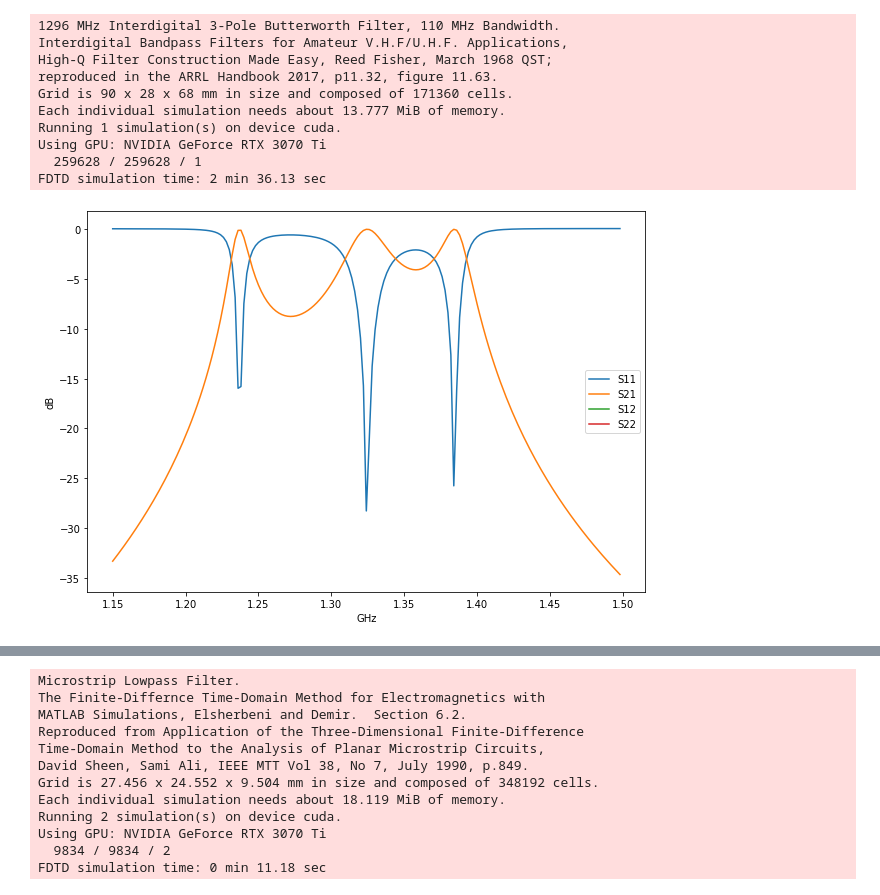
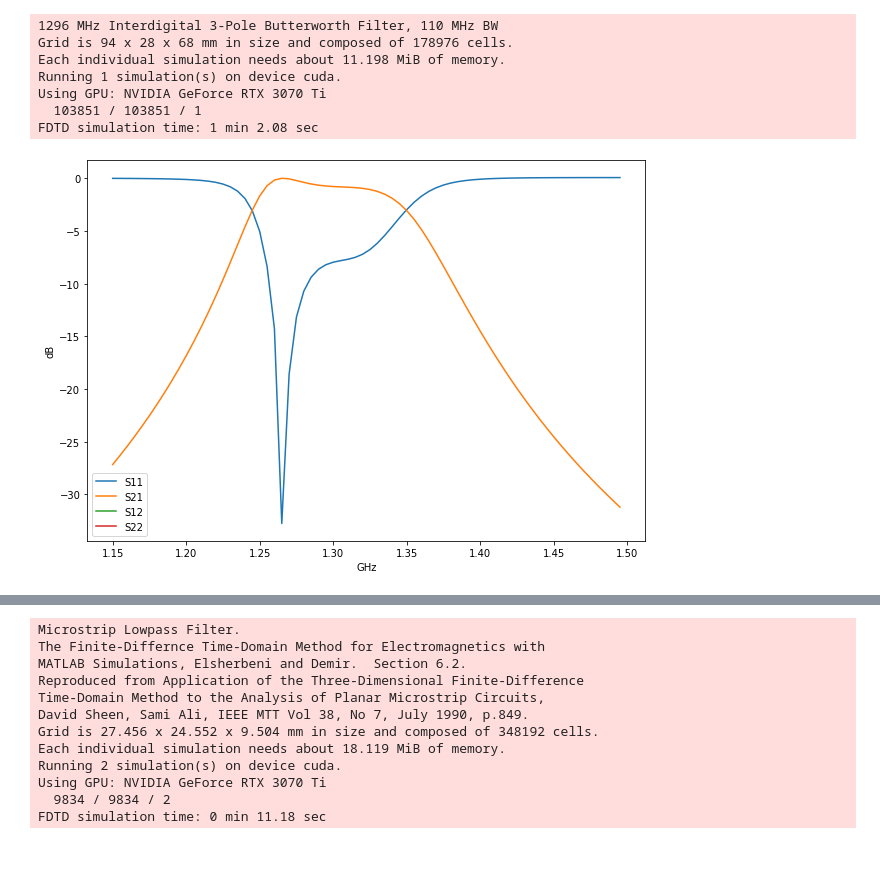
Before and after one commit to roseengineering/rffdtd, a Jupyter notebook: examples.ipynb, the cells around one changed output, grey strips where cells are left out. Saved outputs shown, nothing was run; the diff lists cells and outputs as text; code cells hidden in the pictures; blank space fills up the shorter version.

Commit message:
update examples and documentation

```diff
--- a/examples.ipynb
+++ b/examples.ipynb
@@ -35,20 +37,15 @@ def plot(freq, sparam, fl=0, fu=1e20, ports=None):
     plt.ylabel("Deg")
     plt.legend()
 # %%
-import sys
-sys.path.append('examples')
 import fisher
-freq, sparam = simulate(fisher.design(), df=2e6, stop=1, ds=1e-3)
+freq, sparam = simulate(fisher.design(port_tuning=False), df=5e6, stop=1, ds=1e-3)
 plot(freq, sparam, 1.15e9, 1.5e9)
 # %% [output]
-1296 MHz Interdigital 3-Pole Butterworth Filter, 110 MHz Bandwidth.
-Interdigital Bandpass Filters for Amateur V.H.F/U.H.F. Applications,
-High-Q Filter Construction Made Easy, Reed Fisher, March 1968 QST;
-reproduced in the ARRL Handbook 2017, p11.32, figure 11.63.
-Grid is 90 x 28 x 68 mm in size and composed of 171360 cells.
-Each individual simulation needs about 13.777 MiB of memory.
+1296 MHz Interdigital 3-Pole Butterworth Filter, 110 MHz BW
+Grid is 94 x 28 x 68 mm in size and composed of 178976 cells.
+Each individual simulation needs about 11.198 MiB of memory.
 Running 1 simulation(s) on device cuda.
 Using GPU: NVIDIA GeForce RTX 3070 Ti
-  259628 / 259628 / 1
-FDTD simulation time: 2 min 36.13 sec
+  103851 / 103851 / 1
+FDTD simulation time: 1 min 2.08 sec
-[figure, old version]
+[figure, new version]
```
Also changed, not shown: parts of 2 cells of this notebook, 13 other files.
